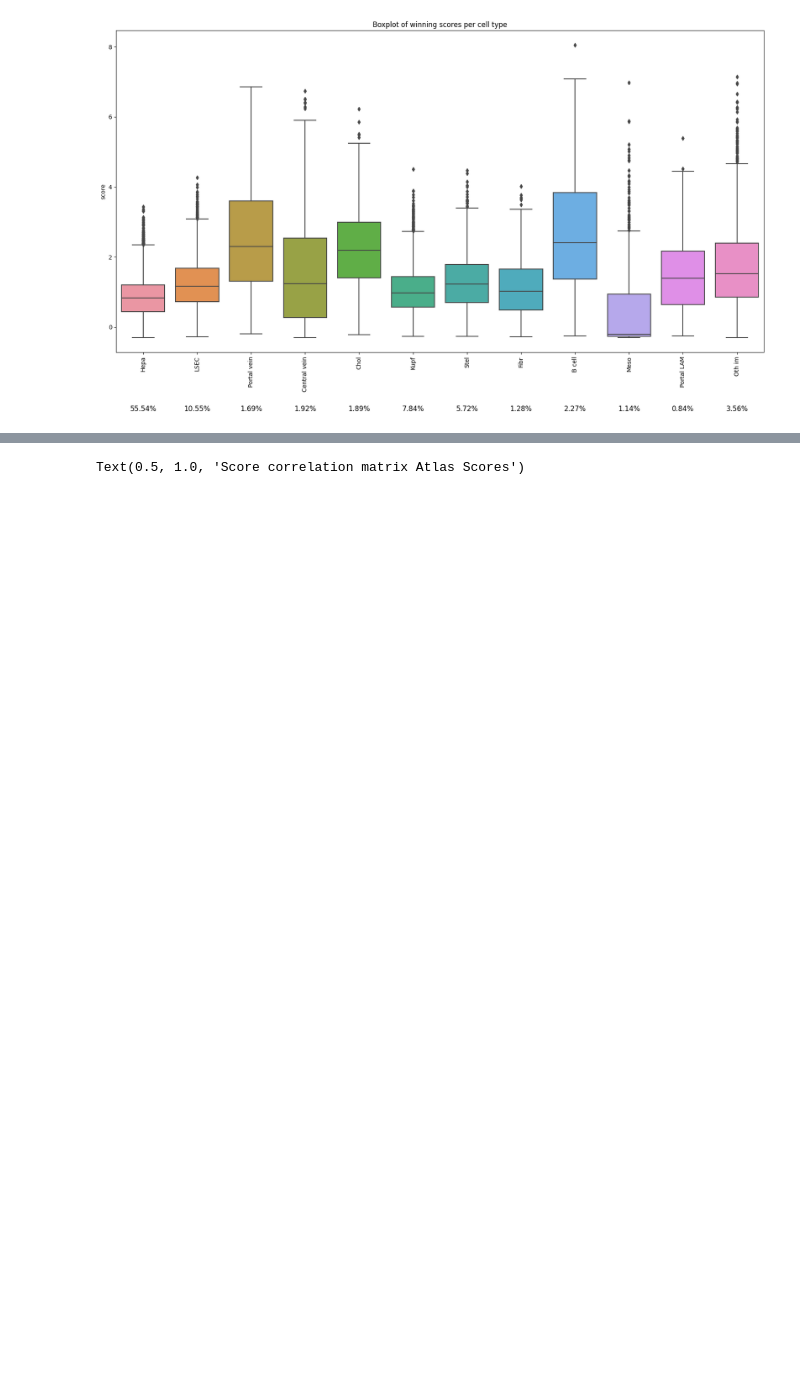
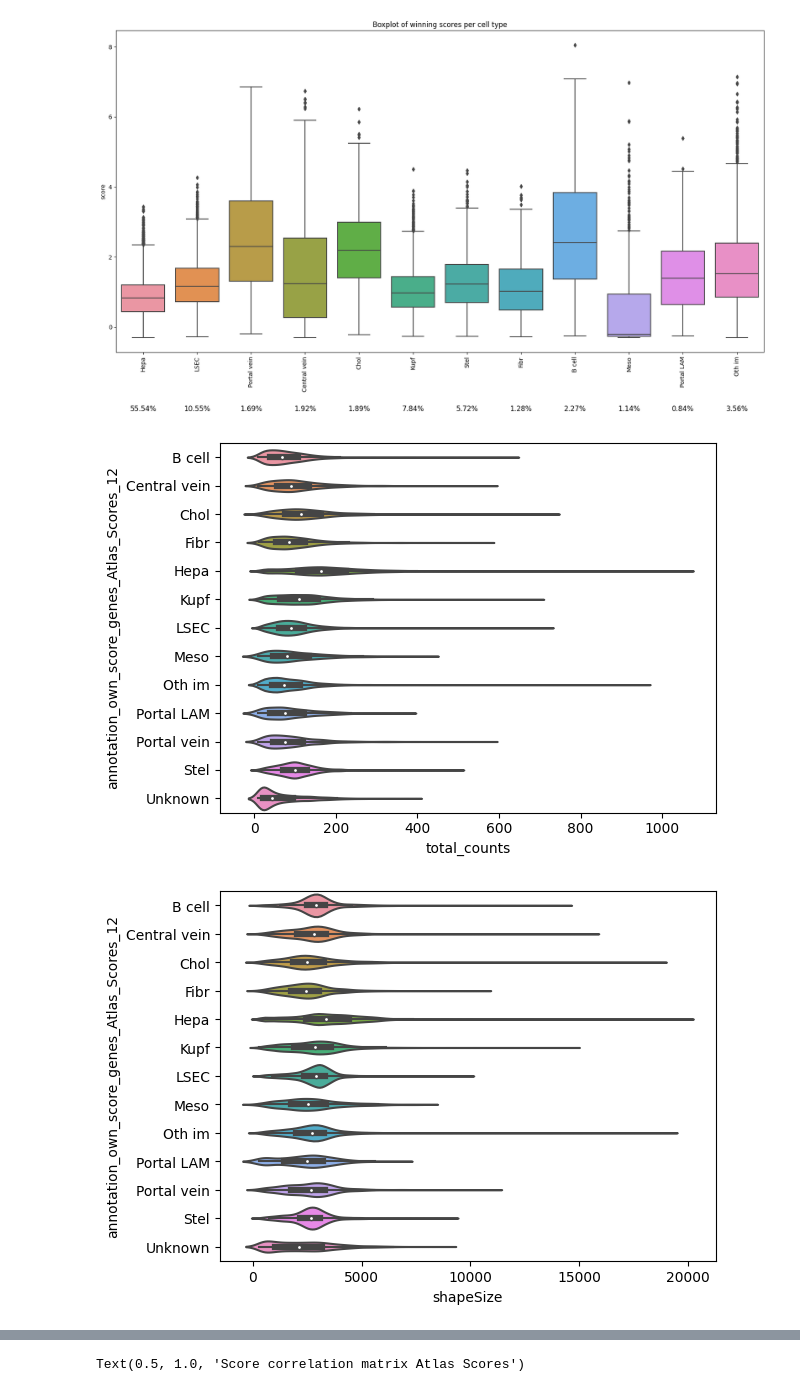
Before and after one commit to WoutVanhenden/Thesis, a Jupyter notebook: extra_plots.ipynb, the cells around one changed output, grey strips where cells are left out. Drawn from its saved outputs; the diff is of its cells as text; code cells hidden in the pictures; blank space fills up the shorter version.

```diff
--- a/extra_plots.ipynb
+++ b/extra_plots.ipynb
@@ -84,11 +84,14 @@ cell_types_no_hepa = [x for x in cell_types if x != 'Hepa']
 leiden_clusters_per_ct = clusteringVSleiden(anndata_samples_together,annotation,"leiden",cell_types=cell_types,print_results=True,cell_types_in_homog_plot=cell_types_no_hepa,homog_plot_only_hepa=True)
 # %%
 anndata = anndata_samples_together
-annotation = 'annotation_own_score_genes_BasicMartin_12'
+annotation = 'annotation_own_score_genes_Atlas_Scores_12'
 sns.violinplot(data=anndata.obs,x="total_counts",y=annotation)
 plt.show()
 sns.violinplot(data=anndata.obs,x="shapeSize",y=annotation)
 plt.show()
 anndata.obs['count_density'] = anndata.obs['total_counts'] / anndata.obs['shapeSize']
 sns.violinplot(data=anndata.obs,x="count_density",y=annotation)
 plt.show()
+# %% [output]
+[figure, added]
+[figure, added]
```
Also changed, not shown: parts of 1 cell of this notebook, 1 other file.
